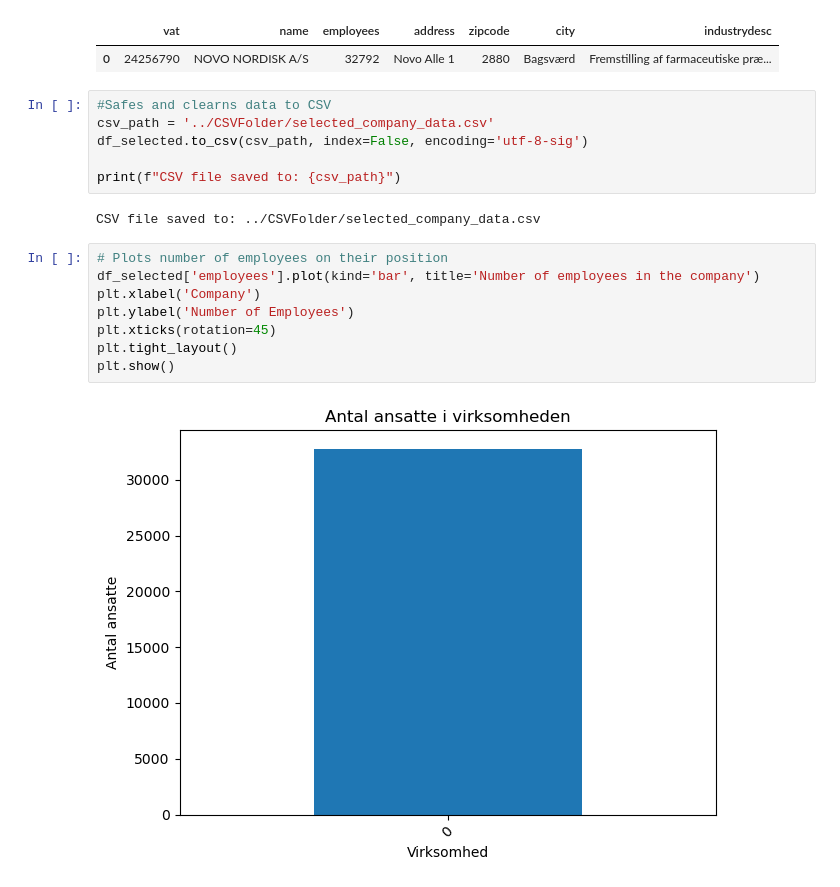
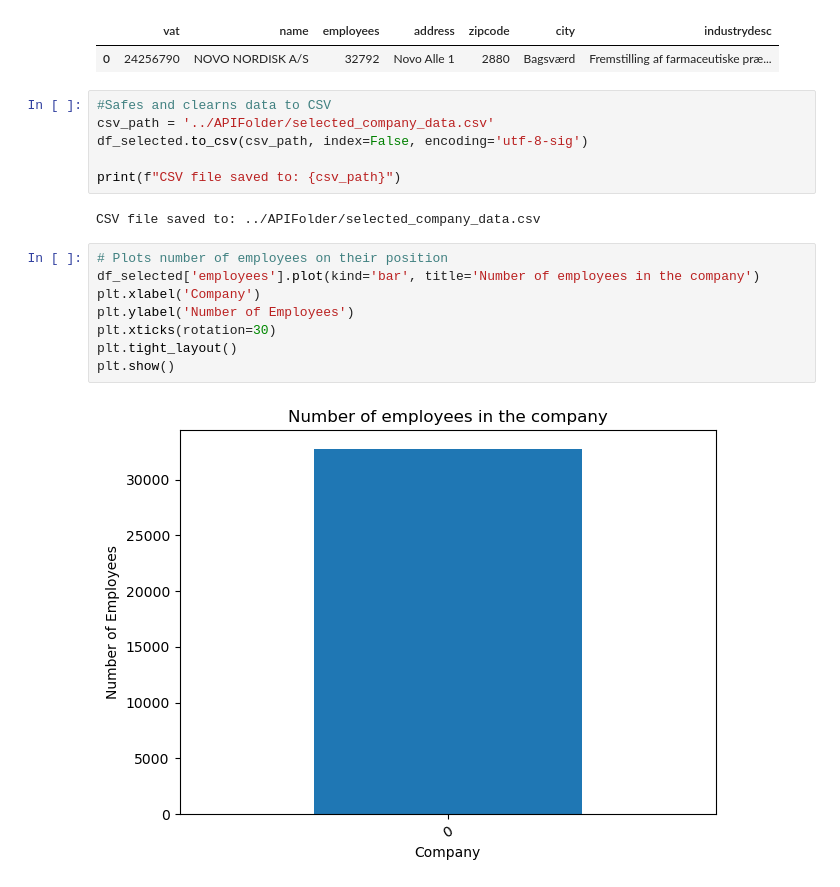
Before and after one commit to Shiihon/MiniProject_group15, a Jupyter notebook: MiniProject/APIFolder/request.ipynb, the cells around one changed output. Cells and saved outputs as stored; diff of their text form.

```diff
--- a/MiniProject/APIFolder/request.ipynb
+++ b/MiniProject/APIFolder/request.ipynb
@@ -75,19 +80,19 @@ df_selected
 | 0 | 24256790 | NOVO NORDISK A/S | 32792 | Novo Alle 1 | 2880 | Bagsværd | Fremstilling af farmaceutiske præ... |
 # %%
 #Safes and clearns data to CSV
-csv_path = '../CSVFolder/selected_company_data.csv'
+csv_path = '../APIFolder/selected_company_data.csv'
 df_selected.to_csv(csv_path, index=False, encoding='utf-8-sig')
 
 print(f"CSV file saved to: {csv_path}")
 # %% [output]
-CSV file saved to: ../CSVFolder/selected_company_data.csv
+CSV file saved to: ../APIFolder/selected_company_data.csv
 # %%
 # Plots number of employees on their position
 df_selected['employees'].plot(kind='bar', title='Number of employees in the company')
 plt.xlabel('Company')
 plt.ylabel('Number of Employees')
-plt.xticks(rotation=45)
+plt.xticks(rotation=30)
 plt.tight_layout()
 plt.show()
 # %% [output]
-[figure, old version]
+[figure, new version]
```
Also changed, not shown: parts of 1 cell of this notebook, 4 other files.
